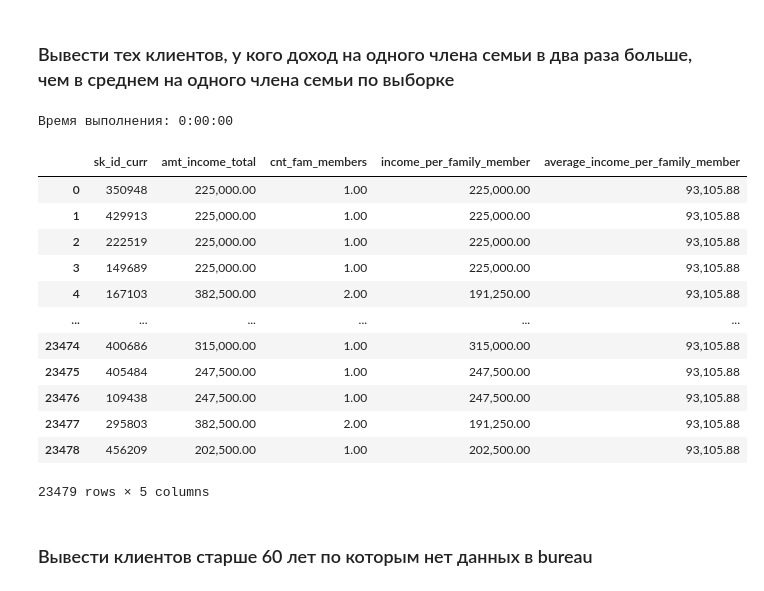
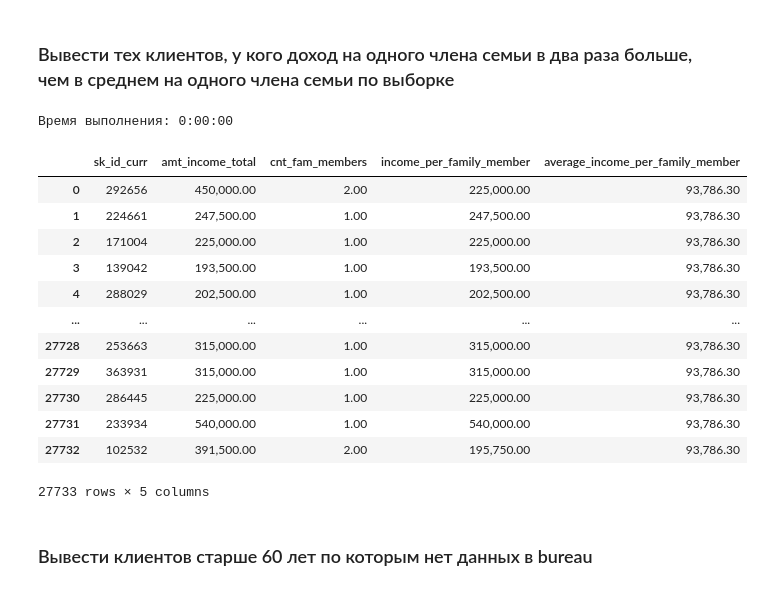
Before and after one commit to AlexanderSh11/credit_scoring_shift, a Jupyter notebook: hw2_sql_queries.ipynb, the cells around one changed output. Drawn from its saved outputs; the diff is of its cells as text; code cells hidden in the pictures.

```diff
--- a/hw2_sql_queries.ipynb
+++ b/hw2_sql_queries.ipynb
@@ -142,36 +142,36 @@ df
 # %%
 sql_query = """
     WITH income_per_family_member AS (
-        SELECT AVG(amt_income_total / cnt_fam_members) AS average_income_per_family_member FROM application_train
+        SELECT AVG(amt_income_total / cnt_fam_members) AS average_income_per_family_member FROM application
     )
     SELECT
         sk_id_curr,
         amt_income_total,
         cnt_fam_members,
         amt_income_total / cnt_fam_members AS income_per_family_member,
         average_income_per_family_member
-    FROM application_train, income_per_family_member AS i
+    FROM application, income_per_family_member AS i
     GROUP BY sk_id_curr, amt_income_total, cnt_fam_members, i.average_income_per_family_member
     HAVING amt_income_total / cnt_fam_members > 2 * average_income_per_family_member;
 """
 
 df = db_manager.get_df_from_query(sql_query)
 df
 # %% [output]
 Время выполнения: 0:00:00
 |  | sk_id_curr | amt_income_total | cnt_fam_members | income_per_family_member | average_income_per_family_member |
-| 0 | 350948 | 225,000.00 | 1.00 | 225,000.00 | 93,105.88 |
-| 1 | 429913 | 225,000.00 | 1.00 | 225,000.00 | 93,105.88 |
-| 2 | 222519 | 225,000.00 | 1.00 | 225,000.00 | 93,105.88 |
-| 3 | 149689 | 225,000.00 | 1.00 | 225,000.00 | 93,105.88 |
-| 4 | 167103 | 382,500.00 | 2.00 | 191,250.00 | 93,105.88 |
+| 0 | 292656 | 450,000.00 | 2.00 | 225,000.00 | 93,786.30 |
+| 1 | 224661 | 247,500.00 | 1.00 | 247,500.00 | 93,786.30 |
+| 2 | 171004 | 225,000.00 | 1.00 | 225,000.00 | 93,786.30 |
+| 3 | 139042 | 193,500.00 | 1.00 | 193,500.00 | 93,786.30 |
+| 4 | 288029 | 202,500.00 | 1.00 | 202,500.00 | 93,786.30 |
 | ... | ... | ... | ... | ... | ... |
-| 23474 | 400686 | 315,000.00 | 1.00 | 315,000.00 | 93,105.88 |
-| 23475 | 405484 | 247,500.00 | 1.00 | 247,500.00 | 93,105.88 |
-| 23476 | 109438 | 247,500.00 | 1.00 | 247,500.00 | 93,105.88 |
-| 23477 | 295803 | 382,500.00 | 2.00 | 191,250.00 | 93,105.88 |
-| 23478 | 456209 | 202,500.00 | 1.00 | 202,500.00 | 93,105.88 |
+| 27728 | 253663 | 315,000.00 | 1.00 | 315,000.00 | 93,786.30 |
+| 27729 | 363931 | 315,000.00 | 1.00 | 315,000.00 | 93,786.30 |
+| 27730 | 286445 | 225,000.00 | 1.00 | 225,000.00 | 93,786.30 |
+| 27731 | 233934 | 540,000.00 | 1.00 | 540,000.00 | 93,786.30 |
+| 27732 | 102532 | 391,500.00 | 2.00 | 195,750.00 | 93,786.30 |
-23479 rows × 5 columns
+27733 rows × 5 columns
 # %% [markdown]
 ### Вывести клиентов старше 60 лет по которым нет данных в bureau
 # %%
```
Also changed, not shown: parts of 15 cells of this notebook, 1 other file.
